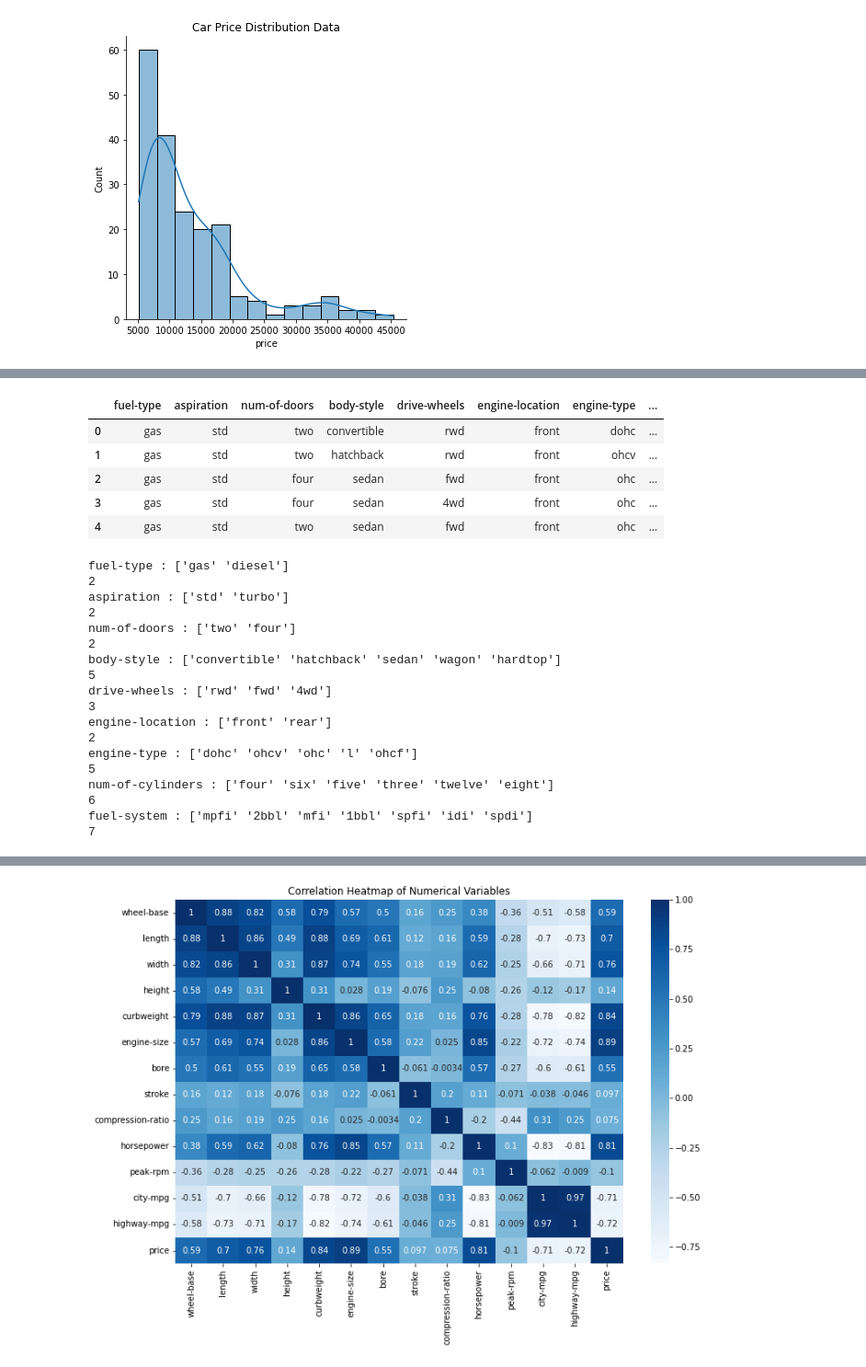
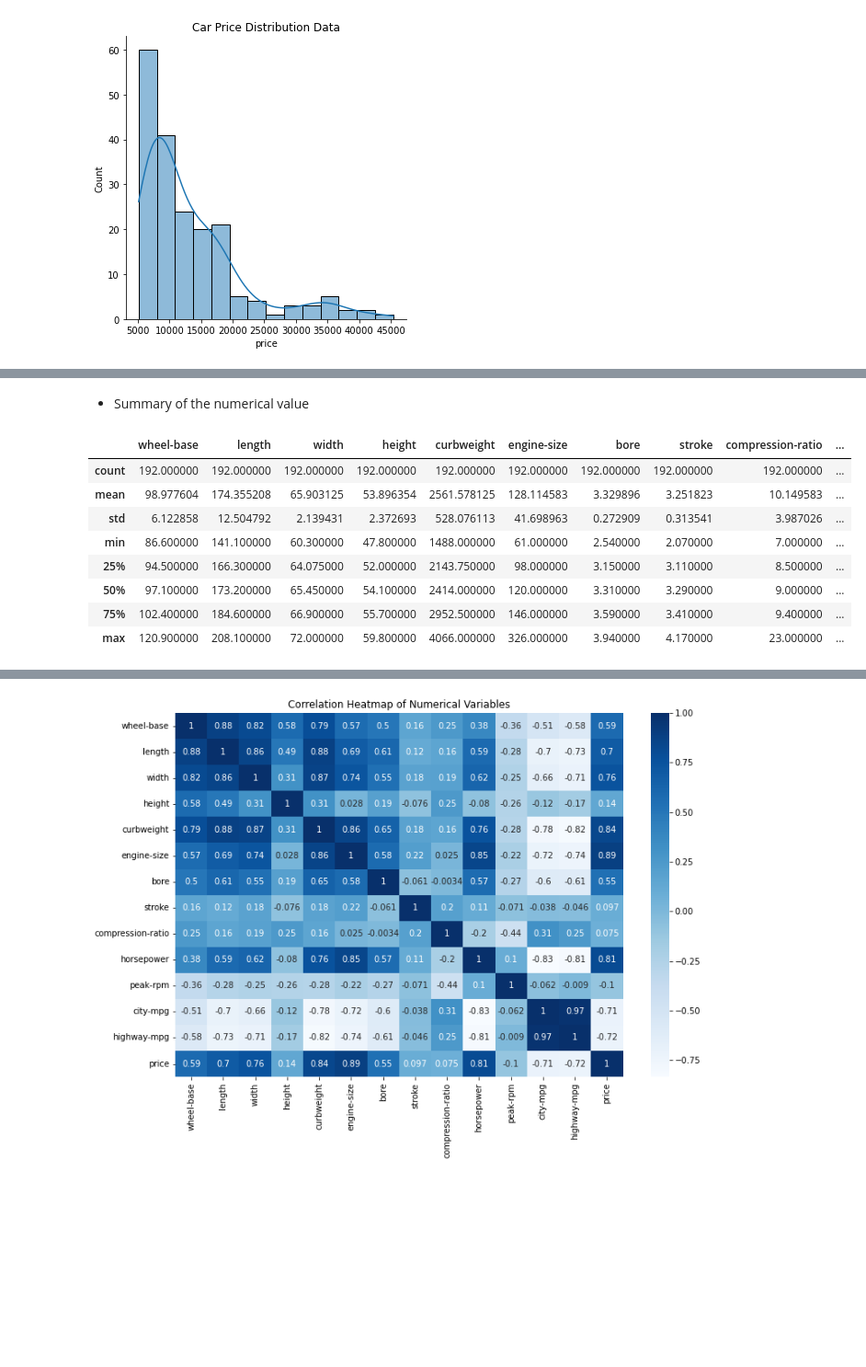
Before and after one commit to mohammad-agus/linear_regression_ols_using_python_statsmodels, a Jupyter notebook: linear_regression_ordinary_least_square.ipynb, the cells around one changed output, grey strips where cells are left out. Shown at 92% size. Saved outputs shown, nothing was run; the diff lists cells and outputs as text; code cells hidden in the pictures; blank space fills up the shorter version.

```diff
--- a/linear_regression_ordinary_least_square.ipynb
+++ b/linear_regression_ordinary_least_square.ipynb
@@ -97,0 +93,4 @@ array(['?', '164', '158', '192', '188', '121', '98', '81', '118', '148',
+# %%
+df = pd.read_csv("dataset/automobile_dataset.csv")
+print(df.shape)
+print(df.isin(['?']).sum())
@@ -98,5 +118,7 @@ array(['?', '164', '158', '192', '188', '121', '98', '81', '118', '148',
 # %%
-df.drop('normalized-losses', axis=1, inplace=True)
+df.drop(['Unnamed: 0','normalized-losses'], axis=1, inplace=True)
+df.replace('?', np.nan, inplace=True)
+df.dropna(inplace=True)
 df.head()
 # %% [output]
 |  | symboling | make | fuel-type | aspiration | num-of-doors | body-style | drive-wheels | engine-location | ... |
@@ -227,33 +219,15 @@ plt.show()
+# %% [markdown]
+* Summary of the numerical value
 # %%
-cat_var = df.loc[: , df.columns!='make'].select_dtypes(include=['object'])
-cat_var.head()
+num_var = df.loc[: , df.columns!='make'].select_dtypes(include=['float','int64'])
+num_var.describe() # or df.describe
 # %% [output]
-|  | fuel-type | aspiration | num-of-doors | body-style | drive-wheels | engine-location | engine-type | ... |
-| 0 | gas | std | two | convertible | rwd | front | dohc | ... |
-| 1 | gas | std | two | hatchback | rwd | front | ohcv | ... |
-| 2 | gas | std | four | sedan | fwd | front | ohc | ... |
-| 3 | gas | std | four | sedan | 4wd | front | ohc | ... |
-| 4 | gas | std | two | sedan | fwd | front | ohc | ... |
+|  | wheel-base | length | width | height | curbweight | engine-size | bore | stroke | compression-ratio | ... |
+| count | 192.000000 | 192.000000 | 192.000000 | 192.000000 | 192.000000 | 192.000000 | 192.000000 | 192.000000 | 192.000000 | ... |
+| mean | 98.977604 | 174.355208 | 65.903125 | 53.896354 | 2561.578125 | 128.114583 | 3.329896 | 3.251823 | 10.149583 | ... |
+| std | 6.122858 | 12.504792 | 2.139431 | 2.372693 | 528.076113 | 41.698963 | 0.272909 | 0.313541 | 3.987026 | ... |
+| min | 86.600000 | 141.100000 | 60.300000 | 47.800000 | 1488.000000 | 61.000000 | 2.540000 | 2.070000 | 7.000000 | ... |
+| 25% | 94.500000 | 166.300000 | 64.075000 | 52.000000 | 2143.750000 | 98.000000 | 3.150000 | 3.110000 | 8.500000 | ... |
+| 50% | 97.100000 | 173.200000 | 65.450000 | 54.100000 | 2414.000000 | 120.000000 | 3.310000 | 3.290000 | 9.000000 | ... |
+| 75% | 102.400000 | 184.600000 | 66.900000 | 55.700000 | 2952.500000 | 146.000000 | 3.590000 | 3.410000 | 9.400000 | ... |
+| max | 120.900000 | 208.100000 | 72.000000 | 59.800000 | 4066.000000 | 326.000000 | 3.940000 | 4.170000 | 23.000000 | ... |
-# %%
-for i in cat_var:
-    print('{a} : {b} '.format(a=i, b=df[i].unique()))
-    print('{c}'.format(c=df[i].nunique()))
-# %% [output]
-fuel-type : ['gas' 'diesel']
-2
-aspiration : ['std' 'turbo']
-2
-num-of-doors : ['two' 'four']
-2
-body-style : ['convertible' 'hatchback' 'sedan' 'wagon' 'hardtop']
-5
-drive-wheels : ['rwd' 'fwd' '4wd']
-3
-engine-location : ['front' 'rear']
-2
-engine-type : ['dohc' 'ohcv' 'ohc' 'l' 'ohcf']
-5
-num-of-cylinders : ['four' 'six' 'five' 'three' 'twelve' 'eight']
-6
-fuel-system : ['mpfi' '2bbl' 'mfi' '1bbl' 'spfi' 'idi' 'spdi']
-7
```
Also changed, not shown: parts of 30 cells of this notebook.
